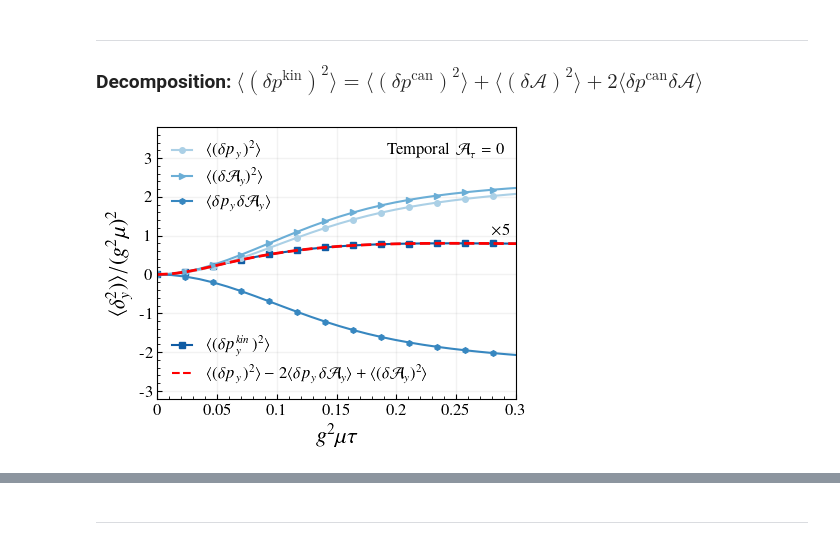
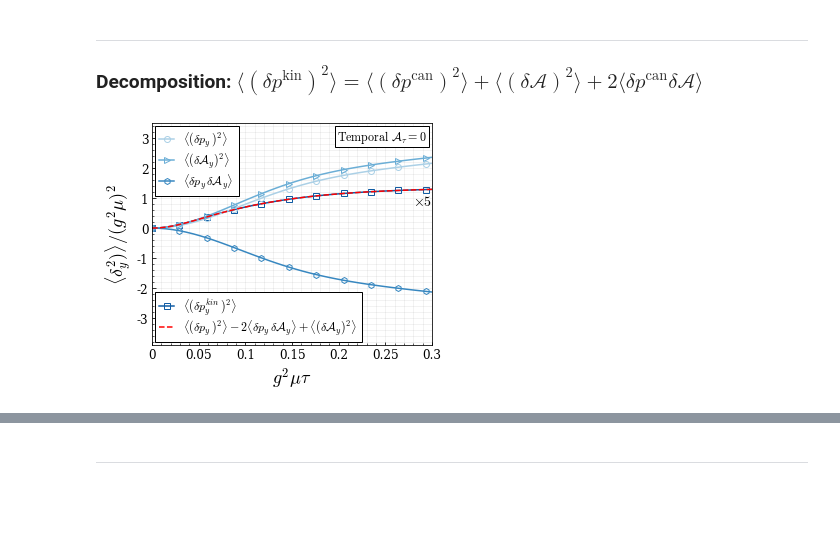
Before and after one commit to avramescudana/curraun, a Jupyter notebook: notebooks/classical_quantum_qhat_coulomb.ipynb, the cells around one changed output, grey strips where cells are left out. Saved outputs shown, nothing was run; the diff lists cells and outputs as text; code cells hidden in the pictures; blank space fills up the shorter version.

```diff
--- a/notebooks/classical_quantum_qhat_coulomb.ipynb
+++ b/notebooks/classical_quantum_qhat_coulomb.ipynb
@@ -9,12 +9,10 @@ import numpy as np
 hbarc = 0.197326
 
 # Simulation box
-L = 1.0
-N = 128
-# N = 256
+L = 2.5
+N = 512
 tau_sim = 0.3
-# DTS = 4
-DTS = 16
+DTS = 8
 
 # Derived parameters
 a = L/N
@@ -26,7 +24,7 @@ nplus = maxt//DTS
 # Glasma fields
 su_group = 'su3'
 uv = 10.0
-ir = 0.2
+ir = 0.3
 g2mu = 1.5
 
 g = 2
@@ -40,6 +38,7 @@ quark = 'jet' # 'jet' or 'static'
 
 # coulomb_gauge_mode = 'every_step' # 'none' or 'every_step' or 'initial'
 coulomb_gauge_mode = 'initial'
+alpha = 5
 # %% [markdown]
 ### Enviroment variables
 # %%
@@ -156,7 +155,7 @@ def simulate_qhat(ev, coulomb_gauge_mode='none'):
 
             if apply_coulomb:
                 # Create Coulomb gauge transformation object
-                c = coulomb.CoulombGaugeTransf(s)
+                c = coulomb.CoulombGaugeTransf(s, alpha=alpha)
 
                 # Copy c to device if using CUDA (s is already on device)
                 if use_cuda:
@@ -893,67 +957,67 @@ import matplotlib.pyplot as plt
 import matplotlib.ticker as mticker
 from matplotlib.lines import Line2D
 
-plt.rcParams.update({
-    "text.usetex": True,
-    "font.family": "serif",
-    "text.latex.preamble": r"\usepackage{txfonts}"
-})
+plt.rcParams['font.family'] = 'DejaVu Serif'
+plt.rcParams['font.serif'] = ['DejaVu Serif']
+plt.rcParams['mathtext.fontset'] = 'cm'
 
 cmap_rb = plt.cm.get_cmap('Blues', 7)
 colors = [cmap_rb(i) for i in np.linspace(0, 1, 7)]
 
-fig, ax = plt.subplots(figsize=(4.5, 3.5))
+fig, ax = plt.subplots(figsize=(5, 4))
 
 i = 1  # y direction
 
 factor = 5
-ax.plot(g2mu * tau, dpkin_sq_no_coulomb[:, i] / g2mu**2 * factor, linewidth=1.5, color=colors[5], marker='s', markersize=4, markevery=2)
-ax.plot(g2mu * tau, dpcan_sq_no_coulomb[:, i] / g2mu**2, linewidth=1.5, color=colors[2], marker='o', markersize=4, markevery=2)
-ax.plot(g2mu * tau, da_sq_no_coulomb[:, i] / g2mu**2, linewidth=1.5, color=colors[3], marker='>', markersize=4, markevery=2)
-ax.plot(g2mu * tau, dpcanda_no_coulomb[:, i] / g2mu**2, linewidth=1.5, color=colors[4], marker='h', markersize=4, markevery=2)
+ax.plot(g2mu * tau, dpkin_sq_no_coulomb[:, i] / g2mu**2 * factor, linewidth=1.5, color=colors[5], marker='s', markersize=6, markevery=4, markerfacecolor='none')
+ax.plot(g2mu * tau, dpcan_sq_no_coulomb[:, i] / g2mu**2, linewidth=1.5, color=colors[2], marker='o', markersize=6, markevery=4, markerfacecolor='none')
+ax.plot(g2mu * tau, da_sq_no_coulomb[:, i] / g2mu**2, linewidth=1.5, color=colors[3], marker='>', markersize=6, markevery=4, markerfacecolor='none')
+ax.plot(g2mu * tau, dpcanda_no_coulomb[:, i] / g2mu**2, linewidth=1.5, color=colors[4], marker='h', markersize=6, markevery=4, markerfacecolor='none')
 # convention Alatt = -igaA, so mixed term delta p * delta A is with +
 ax.plot(g2mu * tau, (dpcan_sq_no_coulomb[:, i] + da_sq_no_coulomb[:, i] + 2 * dpcanda_no_coulomb[:, i]) / g2mu**2 * factor,
-        linewidth=2, color='red', linestyle='--')
+        linewidth=1.5, color='red', linestyle='--')
 
 # ax.set_xlim([0, max(g2mu * tau)])
 ax.set_xlim([0, 0.3])
-ax.set_ylim([-3.2, 3.8])
+ax.set_ylim([-3.9, 3.5])
 
 ax.xaxis.set_major_formatter(mticker.FuncFormatter(lambda x, _: '{:g}'.format(x)))
 ax.yaxis.set_major_formatter(mticker.FuncFormatter(lambda x, _: '{:g}'.format(x)))
 
-ax.xaxis.set_major_locator(mticker.MultipleLocator(0.05))
+# ax.xaxis.set_major_locator(mticker.MultipleLocator(0.05))
 
-ax.set_xlabel(r"$g^2\mu\tau$", fontsize=16)
-ax.set_ylabel(r"$\langle \delta^2_y)\rangle / (g^2\mu)^2$", fontsize=16)
-# ax.set_title(r'$y$ direction - Without Coulomb', fontsize=14)
-ax.grid(color='gray', linestyle='-', linewidth=1, alpha=0.1)
+ax.set_xlabel(r"$g^2\mu\tau$", fontsize=18)
+ax.set_ylabel(r"$\langle \delta^2_y)\rangle / (g^2\mu)^2$", fontsize=18)
+ax.grid(which='major', color='gray', linestyle='-', linewidth=1, alpha=0.1)
 ax.tick_params(axis='both', which='major', direction='in', labelsize=12)
 ax.minorticks_on()
+ax.grid(which='minor', color='gray', linestyle='-', linewidth=1, alpha=0.1)
 ax.tick_params(axis='both', which='minor', direction='in')
 
 legend_elements = [
-    Line2D([0], [0], color=colors[2], lw=1.5, marker='o', markersize=4, label=r"$\langle (\delta p_y\,)^2\rangle$"),
-    Line2D([0], [0], color=colors[3], lw=1.5, marker='>', markersize=4, label=r"$\langle (\delta \mathcal{A}_y)^2\rangle$"),
-    Line2D([0], [0], color=colors[4], lw=1.5, marker='h', markersize=4, label=r"$\langle \delta p_y \,\delta \mathcal{A}_y\rangle$"),
+    Line2D([0], [0], color=colors[2], lw=1.5, marker='o', markersize=6, markerfacecolor='none', label=r"$\langle (\delta p_y\,)^2\rangle$"),
+    Line2D([0], [0], color=colors[3], lw=1.5, marker='>', markersize=6, markerfacecolor='none', label=r"$\langle (\delta \mathcal{A}_y)^2\rangle$"),
+    Line2D([0], [0], color=colors[4], lw=1.5, marker='h', markersize=6, markerfacecolor='none', label=r"$\langle \delta p_y \,\delta \mathcal{A}_y\rangle$"),
 ]
-legend1 = ax.legend(handles=legend_elements, fontsize=12, frameon=False, loc='upper left', handlelength=1.2)
-ax.add_artist(legend1)  # Add first legend to keep it
+legend1 = ax.legend(handles=legend_elements, fontsize=12, loc='upper left', handlelength=1.2, frameon=True, facecolor='white', edgecolor='black', framealpha=1.0, borderpad=0.1, labelspacing=0.1)
+legend1.get_frame().set_boxstyle("square")
+ax.add_artist(legend1)
 
 legend_elements_2 = [
-    Line2D([0], [0], color=colors[5], lw=1.5, marker='s', markersize=4, label=r"$\langle (\delta p^{kin}_y\,)^2\rangle$"),
+    Line2D([0], [0], color=colors[5], lw=1.5, marker='s', markersize=6, markerfacecolor='none', label=r"$\langle (\delta p^{kin}_y\,)^2\rangle$"),
     Line2D([0], [0], color='red', lw=1.5, linestyle='--', label=r"$\langle (\delta p_y\,)^2\rangle - 2\langle \delta p_y \,\delta \mathcal{A}_y\rangle + \langle (\delta \mathcal{A}_y)^2\rangle $"),
 ]
-ax.legend(handles=legend_elements_2, fontsize=12, frameon=False, loc='lower left', handlelength=1.2)
+legend2 = ax.legend(handles=legend_elements_2, fontsize=12, loc='lower left', handlelength=1.2, frameon=True, facecolor='white', edgecolor='black', framealpha=1.0, borderpad=0.1, labelspacing=0.1)
+legend2.get_frame().set_boxstyle("square")
 
-ax.text(0.64, 0.9, r'$\mathrm{Temporal}\,\,\mathcal{A}_\tau=0$', transform=ax.transAxes, fontsize=12)
-ax.text(0.93, 0.6, r'$\times 5$', transform=ax.transAxes, fontsize=12)
+ax.text(0.66, 0.925, r'$\mathrm{Temporal}\,\,\mathcal{A}_\tau=0$', transform=ax.transAxes, fontsize=12, bbox=dict(boxstyle='square', facecolor='white', edgecolor='black', alpha=1.0, pad=0.2))
+ax.text(0.93, 0.63, r'$\times 5$', transform=ax.transAxes, fontsize=14)
 
 plt.tight_layout()
 plt.savefig(f'decomposition_y_no_coulomb_{quark}_n_{N}.pdf', facecolor='w')
 plt.show()
 # %% [output]
-[figure, old version]
+[figure, new version]
 # %%
 import matplotlib.pyplot as plt
 import matplotlib.ticker as mticker
```
Also changed, not shown: parts of 17 cells of this notebook, 1 other file.
